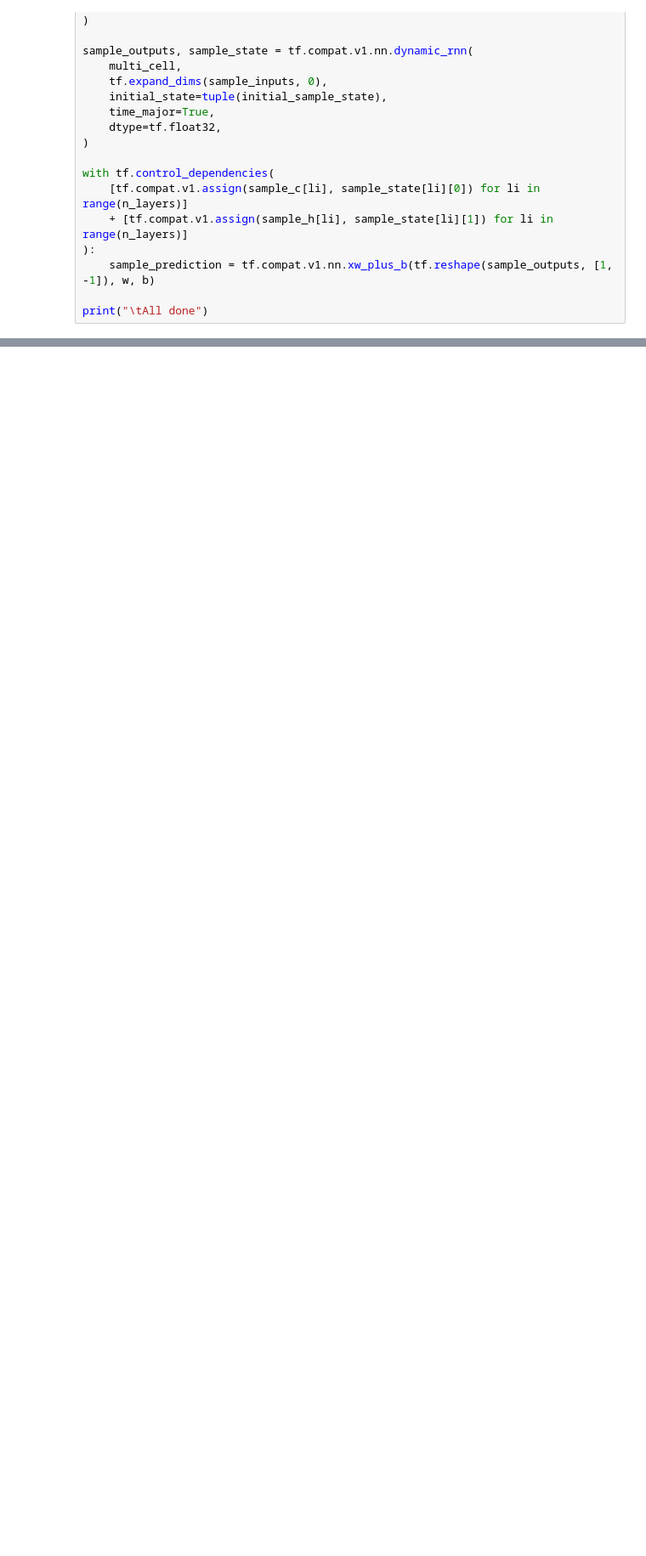
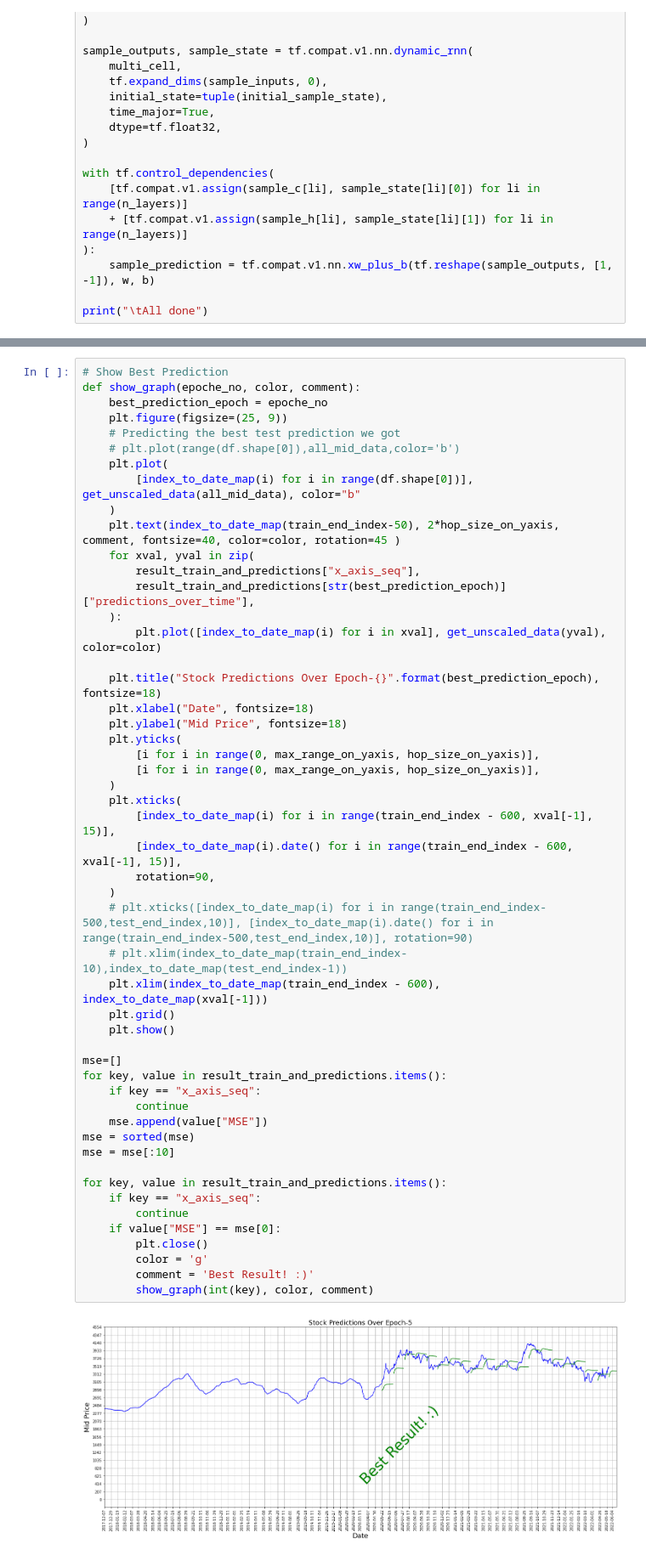
Before and after one commit to keshav-space/LSTMforStocks, a Jupyter notebook: Stock_Prediction_LSTM.ipynb, the cells around one changed output, grey strips where cells are left out. Shown at 85% size. Saved outputs shown, nothing was run; the diff lists cells and outputs as text; blank space fills up the shorter version.

```diff
--- a/Stock_Prediction_LSTM.ipynb
+++ b/Stock_Prediction_LSTM.ipynb
@@ -567,0 +563,53 @@ plt.show()
+# %%
+# Show Best Prediction
+def show_graph(epoche_no, color, comment):
+    best_prediction_epoch = epoche_no
+    plt.figure(figsize=(25, 9))
+    # Predicting the best test prediction we got
+    # plt.plot(range(df.shape[0]),all_mid_data,color='b')
+    plt.plot(
+        [index_to_date_map(i) for i in range(df.shape[0])], get_unscaled_data(all_mid_data), color="b"
+    )
+    plt.text(index_to_date_map(train_end_index-50), 2*hop_size_on_yaxis, comment, fontsize=40, color=color, rotation=45 )
+    for xval, yval in zip(
+        result_train_and_predictions["x_axis_seq"],
+        result_train_and_predictions[str(best_prediction_epoch)]["predictions_over_time"],
+    ):
+        plt.plot([index_to_date_map(i) for i in xval], get_unscaled_data(yval), color=color)
+
+    plt.title("Stock Predictions Over Epoch-{}".format(best_prediction_epoch), fontsize=18)
+    plt.xlabel("Date", fontsize=18)
+    plt.ylabel("Mid Price", fontsize=18)
+    plt.yticks(
+        [i for i in range(0, max_range_on_yaxis, hop_size_on_yaxis)],
+        [i for i in range(0, max_range_on_yaxis, hop_size_on_yaxis)],
+    )
+    plt.xticks(
+        [index_to_date_map(i) for i in range(train_end_index - 600, xval[-1], 15)],
+        [index_to_date_map(i).date() for i in range(train_end_index - 600, xval[-1], 15)],
+        rotation=90,
+    )
+    # plt.xticks([index_to_date_map(i) for i in range(train_end_index-500,test_end_index,10)], [index_to_date_map(i).date() for i in range(train_end_index-500,test_end_index,10)], rotation=90)
+    # plt.xlim(index_to_date_map(train_end_index-10),index_to_date_map(test_end_index-1))
+    plt.xlim(index_to_date_map(train_end_index - 600), index_to_date_map(xval[-1]))
+    plt.grid()
+    plt.show()
+
+mse=[]
+for key, value in result_train_and_predictions.items():
+    if key == "x_axis_seq":
+        continue
+    mse.append(value["MSE"])
+mse = sorted(mse)
+mse = mse[:10]
+
+for key, value in result_train_and_predictions.items():
+    if key == "x_axis_seq":
+        continue
+    if value["MSE"] == mse[0]:
+        plt.close()
+        color = 'g'
+        comment = 'Best Result! :)'
+        show_graph(int(key), color, comment)
+# %% [output]
+[figure, added]
```
Also changed, not shown: parts of 18 cells of this notebook, 3 other files.
